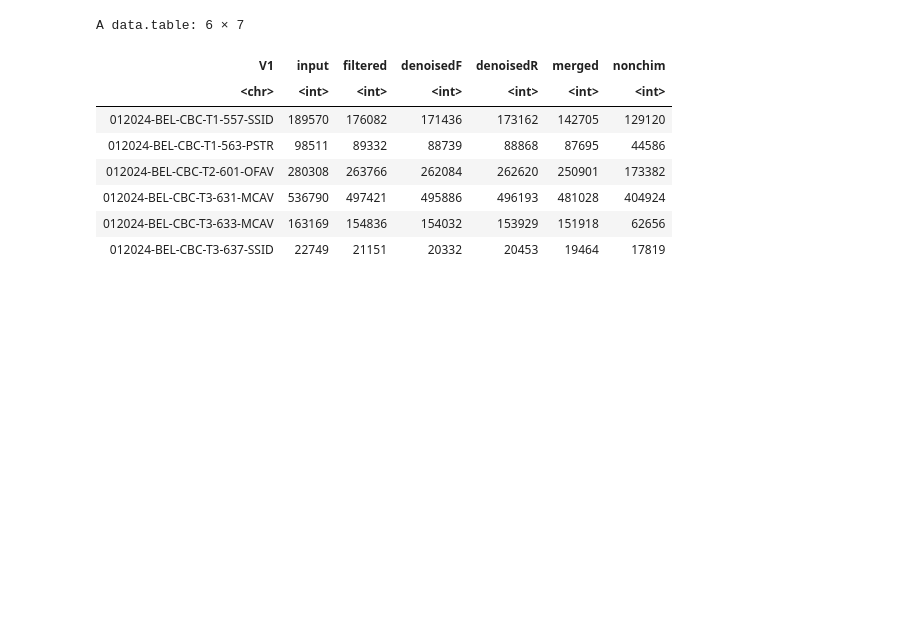
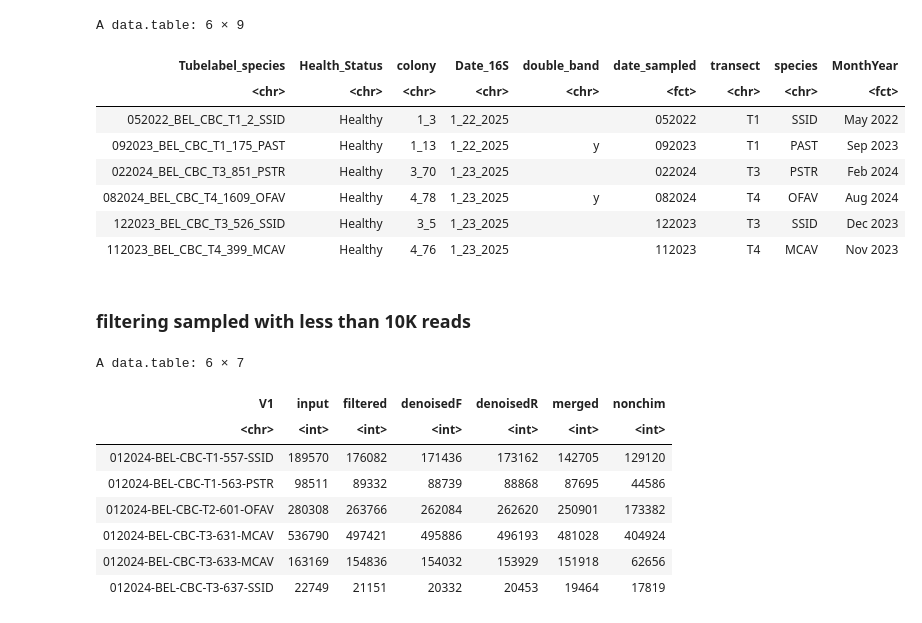
Before and after one commit to cdesouza02/BEL_16S_output, a Jupyter notebook: 10Kphyloseq.ipynb, the cells around one changed output. Saved outputs shown, nothing was run; the diff lists cells and outputs as text; code cells hidden in the pictures; blank space fills up the shorter version.

```diff
--- a/10Kphyloseq.ipynb
+++ b/10Kphyloseq.ipynb
@@ -57,3 +93,19 @@ A data.table: 6 × 8
+# %%
+ #cleaning up sample_norm to only be metadata
+samdt<- sample_date[, c("Tubelabel_species", "Health_Status", "colony", "Date_16S", "double_band", "date_sampled", "transect", "species", "MonthYear")]
+head(samdt)
+# %% [output]
+A data.table: 6 × 9
+| Tubelabel_species | Health_Status | colony | Date_16S | double_band | date_sampled | transect | species | MonthYear |
+| <chr> | <chr> | <chr> | <chr> | <chr> | <fct> | <chr> | <chr> | <fct> |
+| 052022_BEL_CBC_T1_2_SSID | Healthy | 1_3 | 1_22_2025 |  | 052022 | T1 | SSID | May 2022 |
+| 092023_BEL_CBC_T1_175_PAST | Healthy | 1_13 | 1_22_2025 | y | 092023 | T1 | PAST | Sep 2023 |
+| 022024_BEL_CBC_T3_851_PSTR | Healthy | 3_70 | 1_23_2025 |  | 022024 | T3 | PSTR | Feb 2024 |
+| 082024_BEL_CBC_T4_1609_OFAV | Healthy | 4_78 | 1_23_2025 | y | 082024 | T4 | OFAV | Aug 2024 |
+| 122023_BEL_CBC_T3_526_SSID | Healthy | 3_5 | 1_23_2025 |  | 122023 | T3 | SSID | Dec 2023 |
+| 112023_BEL_CBC_T4_399_MCAV | Healthy | 4_76 | 1_23_2025 |  | 112023 | T4 | MCAV | Nov 2023 |
+# %% [markdown]
+### filtering sampled with less than 10K reads
 # %%
 #cleaning track of samples with less than 10K reads
 clean_track <- track[track$nonchim > 10000, ]
```
Also changed, not shown: parts of 19 cells of this notebook.
